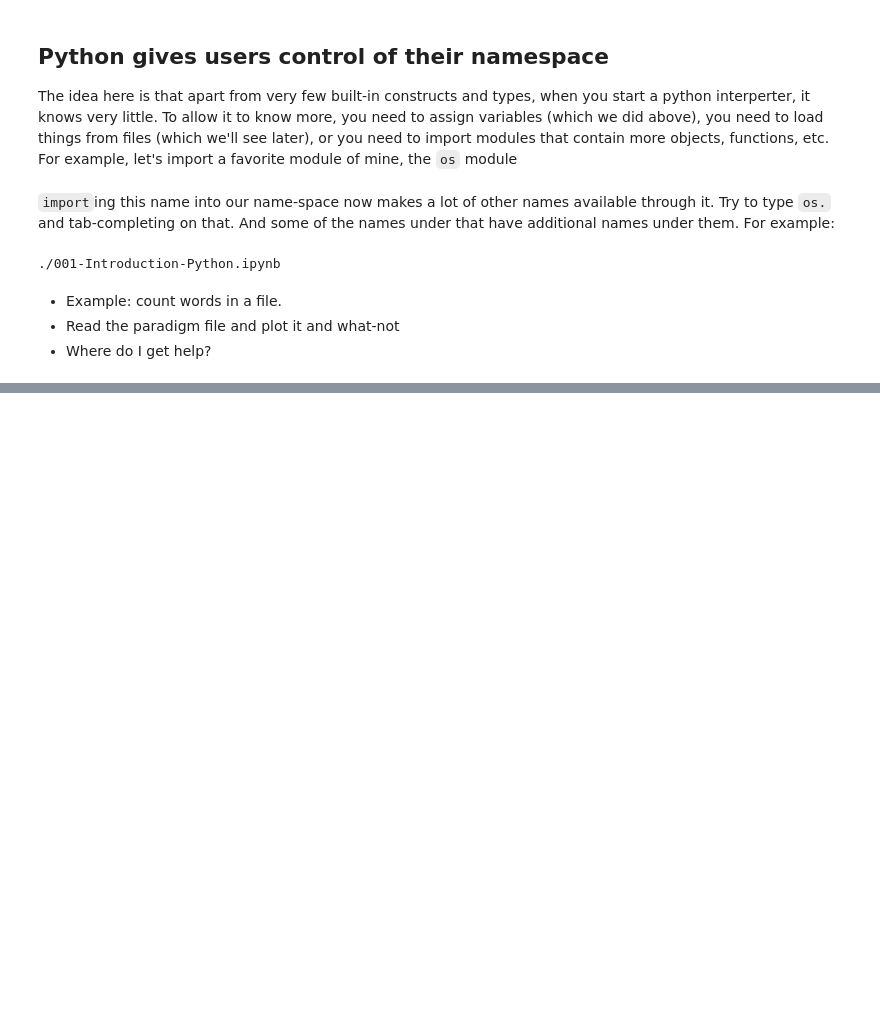
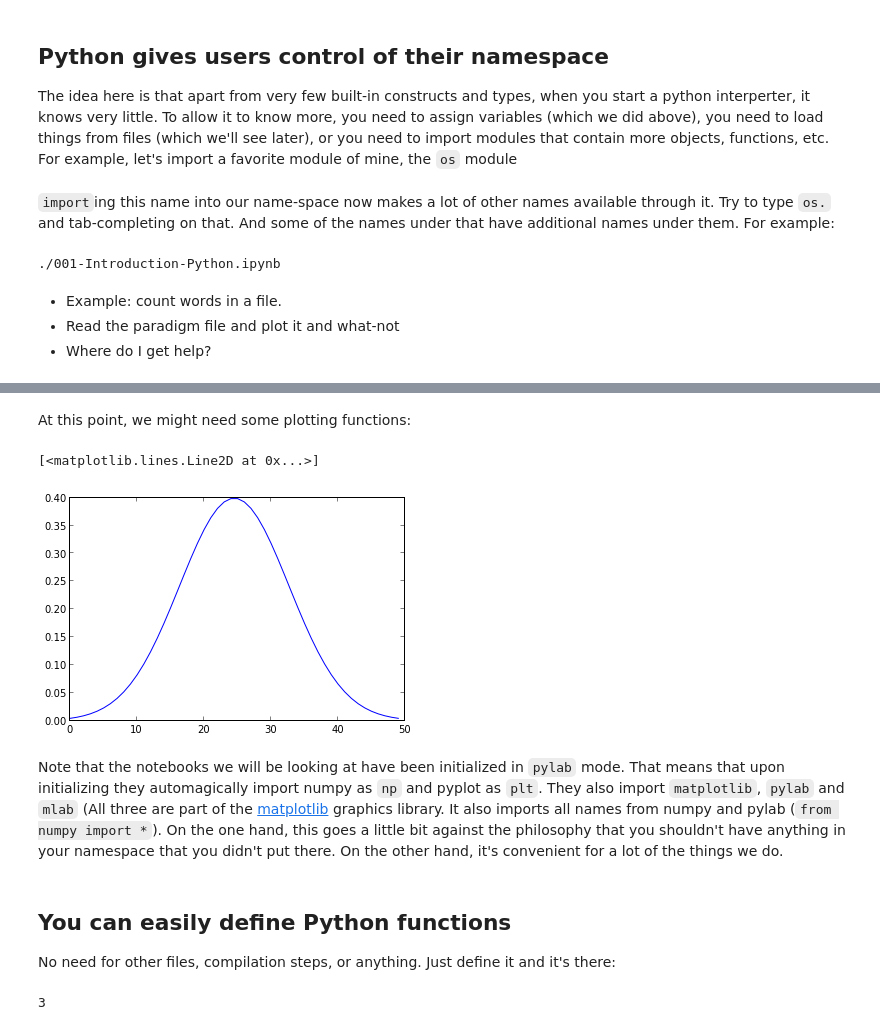
Before and after one commit to jbpoline/bayfmri, a Jupyter notebook: notebooks/001-Introduction-Python.ipynb, the cells around one changed output, grey strips where cells are left out. Saved outputs shown, nothing was run; the diff lists cells and outputs as text; code cells hidden in the pictures; blank space fills up the shorter version.

```diff
--- a/notebooks/001-Introduction-Python.ipynb
+++ b/notebooks/001-Introduction-Python.ipynb
@@ -192,0 +262,5 @@ ip.__dict__
+# %%
+rv = stats.norm(0, 1)
+x = np.linspace(-3, 3)
+pdf = rv.pdf(x)
+pdf
@@ -192,0 +278,2 @@ ip.__dict__
+# %% [markdown]
+At this point, we might need some plotting functions:
@@ -192,0 +282,11 @@ ip.__dict__
+# %%
+plt.plot(pdf)
+# %% [output]
+[<matplotlib.lines.Line2D at 0x...>]
+[figure, added]
+# %% [markdown]
+Note that the notebooks we will be looking at have been initialized in `pylab` mode. That means that upon initializing they automagically import numpy as `np` and pyplot as `plt`. They also import `matplotlib`, `pylab` and `mlab` (All three are part of the [matplotlib](http://matplotlib.org/) graphics library. It also imports all names from numpy and pylab (`from numpy import *`). On the one hand, this goes a little bit against the philosophy that you shouldn't have anything in your namespace that you didn't put there. On the other hand, it's convenient for a lot of the things we do.
+# %% [markdown]
+## You can easily define Python functions
+
+No need for other files, compilation steps, or anything. Just define it and it's there:
@@ -192,0 +315,4 @@ ip.__dict__
+# %%
+add_two_numbers(1,2)
+# %% [output]
+3
```
Also changed, not shown: parts of 45 cells of this notebook.
